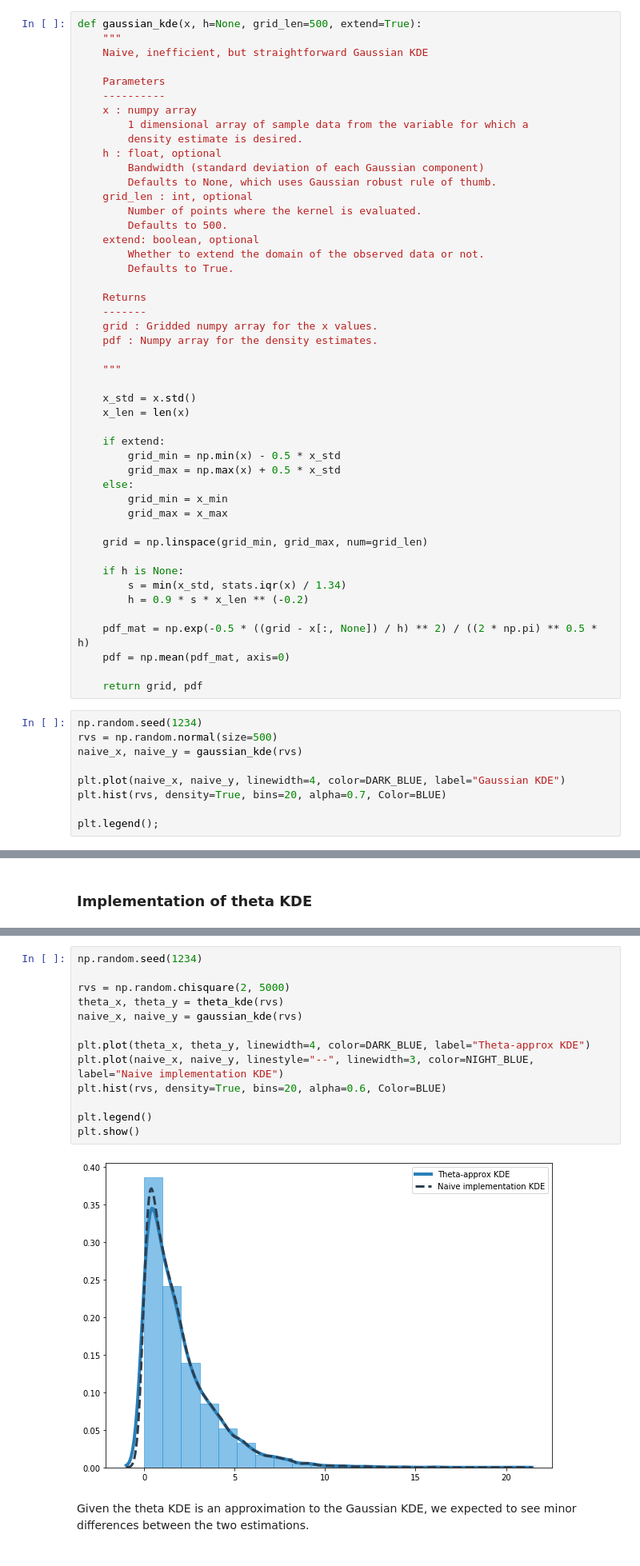
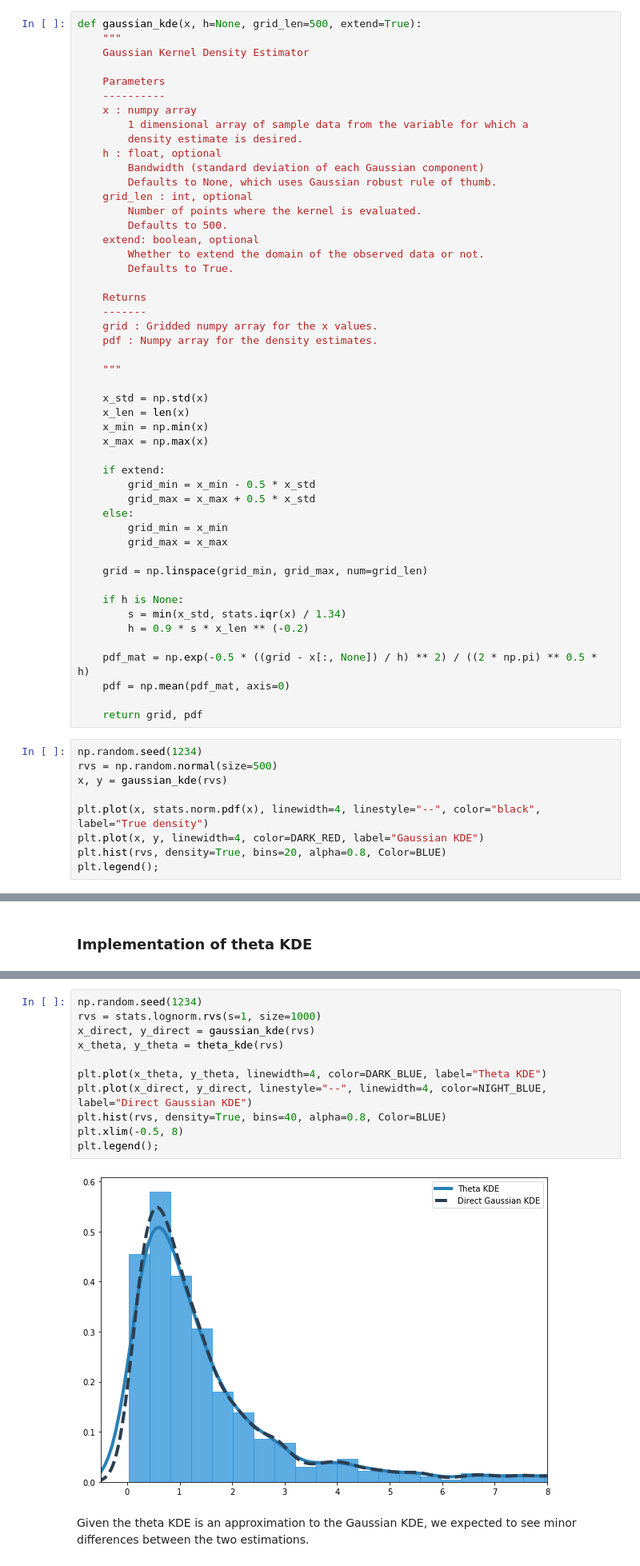
Before and after one commit to tomicapretto/density_estimation, a Jupyter notebook: notebooks/01_gaussian_kde.ipynb, the cells around one changed output, grey strips where cells are left out. Shown at 80% size. Saved outputs shown, nothing was run; the diff lists cells and outputs as text.

```diff
--- a/notebooks/01_gaussian_kde.ipynb
+++ b/notebooks/01_gaussian_kde.ipynb
@@ -148,7 +153,7 @@ In the literature, the rule $h = 1.06\hat{\sigma}N^{-0.2}$ is known as Scott's r
 # %%
 def gaussian_kde(x, h=None, grid_len=500, extend=True):
     """
-    Naive, inefficient, but straightforward Gaussian KDE
+    Gaussian Kernel Density Estimator
 
     Parameters
     ----------
@@ -172,12 +177,14 @@ def gaussian_kde(x, h=None, grid_len=500, extend=True):
 
     """
 
-    x_std = x.std()
+    x_std = np.std(x)
     x_len = len(x)
+    x_min = np.min(x)
+    x_max = np.max(x)
 
     if extend:
-        grid_min = np.min(x) - 0.5 * x_std
-        grid_max = np.max(x) + 0.5 * x_std
+        grid_min = x_min - 0.5 * x_std
+        grid_max = x_max + 0.5 * x_std
     else:
         grid_min = x_min
         grid_max = x_max
@@ -195,10 +202,10 @@ def gaussian_kde(x, h=None, grid_len=500, extend=True):
 # %%
 np.random.seed(1234)
 rvs = np.random.normal(size=500)
-naive_x, naive_y = gaussian_kde(rvs)
+x, y = gaussian_kde(rvs)
 
-plt.plot(naive_x, naive_y, linewidth=4, color=DARK_BLUE, label="Gaussian KDE")
-plt.hist(rvs, density=True, bins=20, alpha=0.7, Color=BLUE)
-
+plt.plot(x, stats.norm.pdf(x), linewidth=4, linestyle="--", color="black", label="True density")
+plt.plot(x, y, linewidth=4, color=DARK_RED, label="Gaussian KDE")
+plt.hist(rvs, density=True, bins=20, alpha=0.8, Color=BLUE)
 plt.legend();
 # %% [output]
@@ -626,19 +630,17 @@ def theta_kde(x, h=None, grid_len=256, extend=True):
     return grid, density
 # %%
 np.random.seed(1234)
+rvs = stats.lognorm.rvs(s=1, size=1000)
+x_direct, y_direct = gaussian_kde(rvs)
+x_theta, y_theta = theta_kde(rvs)
 
-rvs = np.random.chisquare(2, 5000)
-theta_x, theta_y = theta_kde(rvs)
-naive_x, naive_y = gaussian_kde(rvs)
-
-plt.plot(theta_x, theta_y, linewidth=4, color=DARK_BLUE, label="Theta-approx KDE")
-plt.plot(naive_x, naive_y, linestyle="--", linewidth=3, color=NIGHT_BLUE, label="Naive implementation KDE")
-plt.hist(rvs, density=True, bins=20, alpha=0.6, Color=BLUE)
-
-plt.legend()
-plt.show()
+plt.plot(x_theta, y_theta, linewidth=4, color=DARK_BLUE, label="Theta KDE")
+plt.plot(x_direct, y_direct, linestyle="--", linewidth=4, color=NIGHT_BLUE, label="Direct Gaussian KDE")
+plt.hist(rvs, density=True, bins=40, alpha=0.8, Color=BLUE)
+plt.xlim(-0.5, 8)
+plt.legend();
 # %% [output]
-[figure, old version]
+[figure, new version]
 # %% [markdown]
 Given the theta KDE is an approximation to the Gaussian KDE, we expected to see minor differences between the two estimations.
 # %% [markdown]
```
Also changed, not shown: parts of 17 cells of this notebook, 1 other file.
